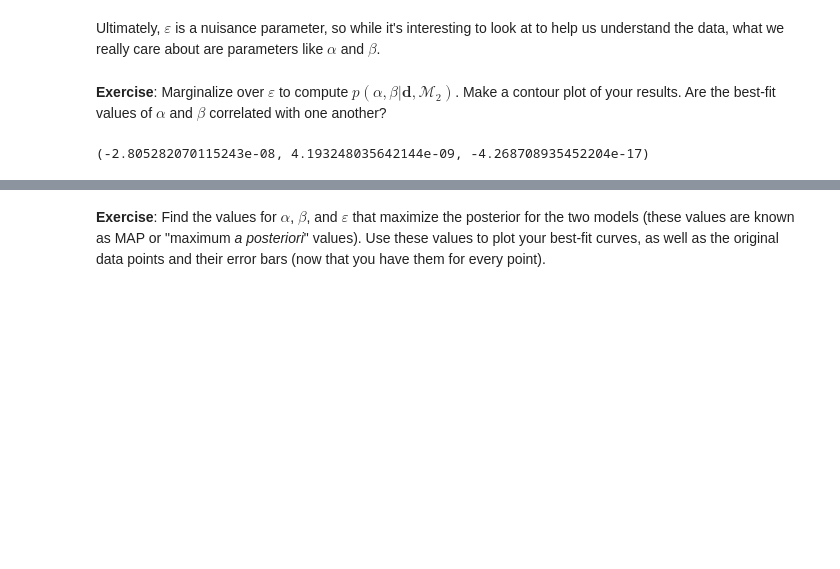
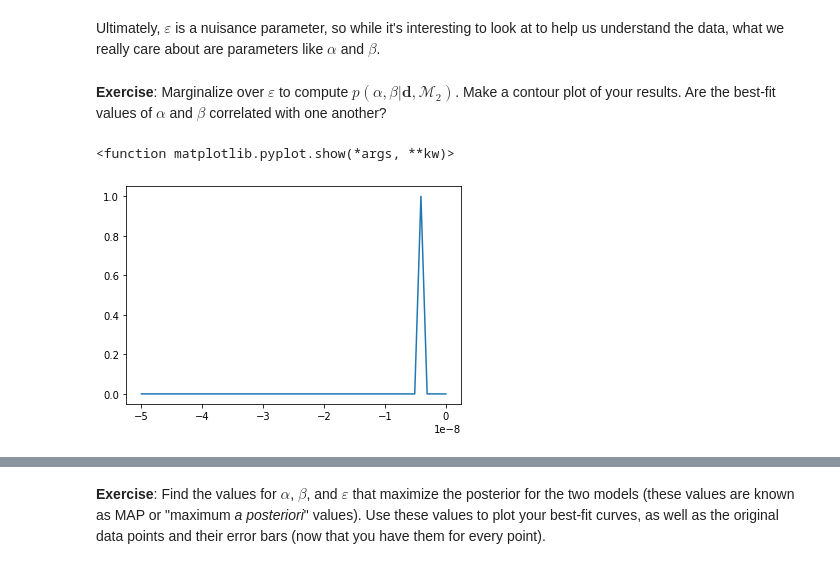
Before and after one commit to wppqywq/data_sci_astrophys_labs, a Jupyter notebook: CodingLab06/CodingLab06_ModelSelection.ipynb, the cells around one changed output, grey strips where cells are left out. Cells and saved outputs as stored; diff of their text form; code cells hidden in the pictures; blank space fills up the shorter version.

```diff
--- a/CodingLab06/CodingLab06_ModelSelection.ipynb
+++ b/CodingLab06/CodingLab06_ModelSelection.ipynb
@@ -294,17 +294,11 @@ M2,as it has higher evidence, i.e. the $p \left(\varepsilon_{mean} | \mathbf{d},
 Ultimately, $\varepsilon$ is a nuisance parameter, so while it's interesting to look at to help us understand the data, what we really care about are parameters like $\alpha$ and $\beta$.
 # %% [markdown]
 __Exercise__: Marginalize over $\varepsilon$ to compute $p \left(\alpha, \beta | \mathbf{d}, \mathcal{M}_2 \right)$. Make a contour plot of your results. Are the best-fit values of $\alpha$ and $\beta$ correlated with one another?
-# %%
-from scipy.optimize import curve_fit
-
-f_m1 = lambda x,a: a*x
-f_m2 = lambda x,a,b: a*x+b*x**2
-
-df_HT['sec'] = 86164.1*df_HT['day']
-a1, _ = curve_fit(f_m1, df_HT['sec'], df_HT['y'])
-ppot, _ = curve_fit(f_m2, df_HT['sec'], df_HT['y'])
-a2, b2 = ppot
-
-a1[0],a2,b2
-# %% [output]
-(-2.805282070115243e-08, 4.193248035642144e-09, -4.268708935452204e-17)
+# %%
+# M1
+# use e = 1
+plt.plot(a1, post1[11])
+plt.show
+# %% [output]
+<function matplotlib.pyplot.show(*args, **kw)>
+[figure, added]
```
Also changed, not shown: parts of 12 cells of this notebook.
